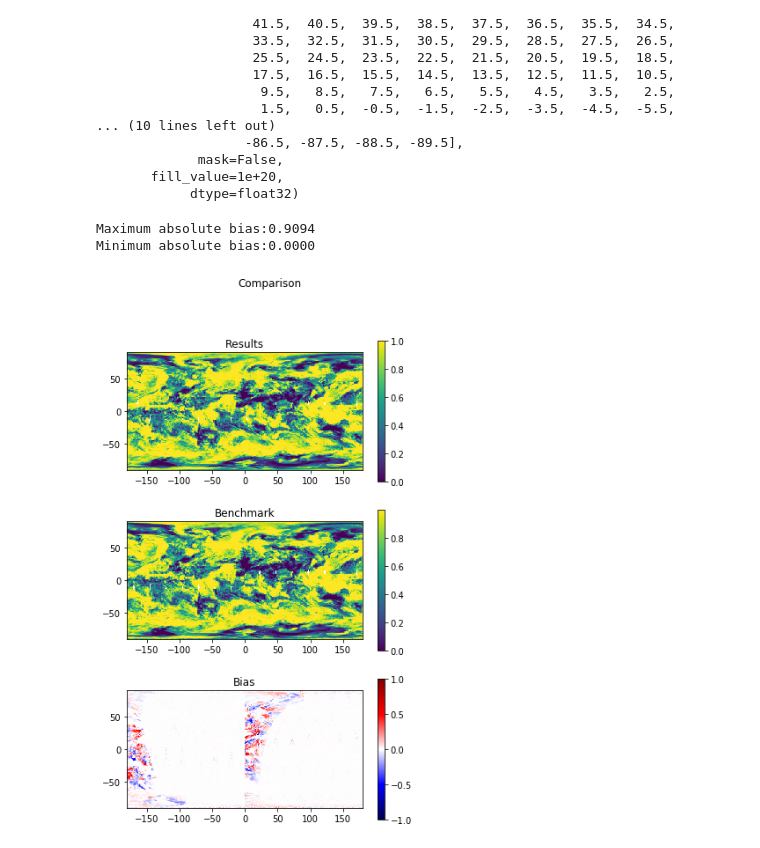
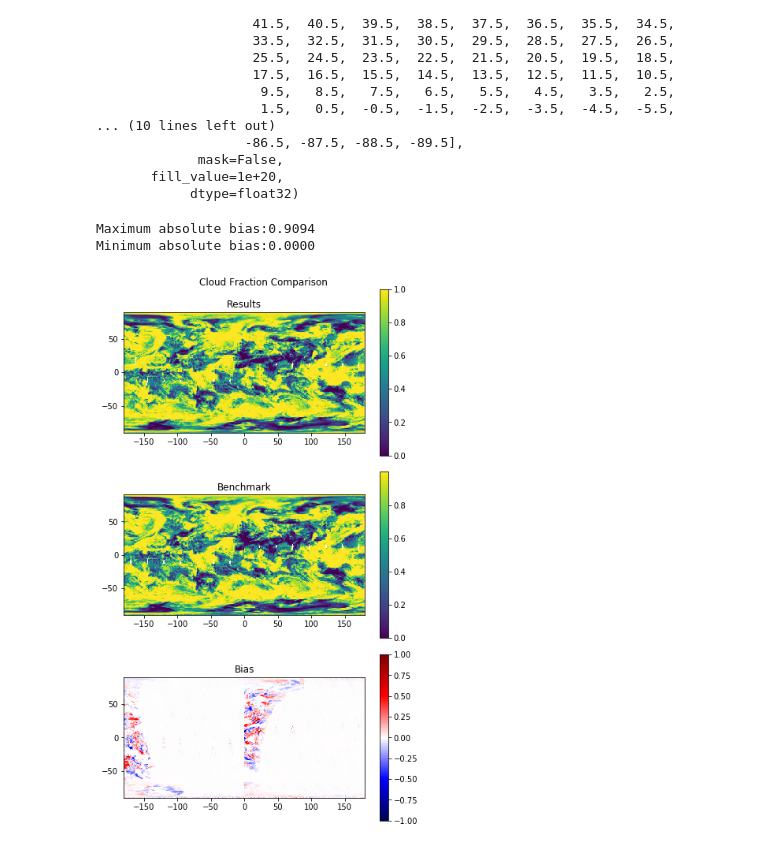
Before and after one commit to big-data-lab-umbc/MODIS_Aggregation, a Jupyter notebook: source/baseline/Comparison_tool.ipynb, the cells around one changed output. Drawn from its saved outputs; the diff is of its cells as text; code cells hidden in the pictures.

```diff
--- a/source/baseline/Comparison_tool.ipynb
+++ b/source/baseline/Comparison_tool.ipynb
@@ -130,8 +117,9 @@ masked_array(data=[ 89.5,  88.5,  87.5,  86.5,  85.5,  84.5,  83.5,  82.5,
        fill_value=1e+20,
             dtype=float32)
 # %%
-fig1,fig1_ttl=doPlot(np.flip(res_CF_mean,0),bmk_CF_mean,'Comparison')
+fig1,fig1_ttl=doPlot(np.flip(res_CF_mean,0),bmk_CF_mean,'Cloud Fraction Comparison')
+fig1.tight_layout(rect=[0,0,1,0.98])
 # %% [output]
 Maximum absolute bias:0.9094
 Minimum absolute bias:0.0000
-[figure, old version]
+[figure, new version]
```
Also changed, not shown: parts of 9 cells of this notebook.
